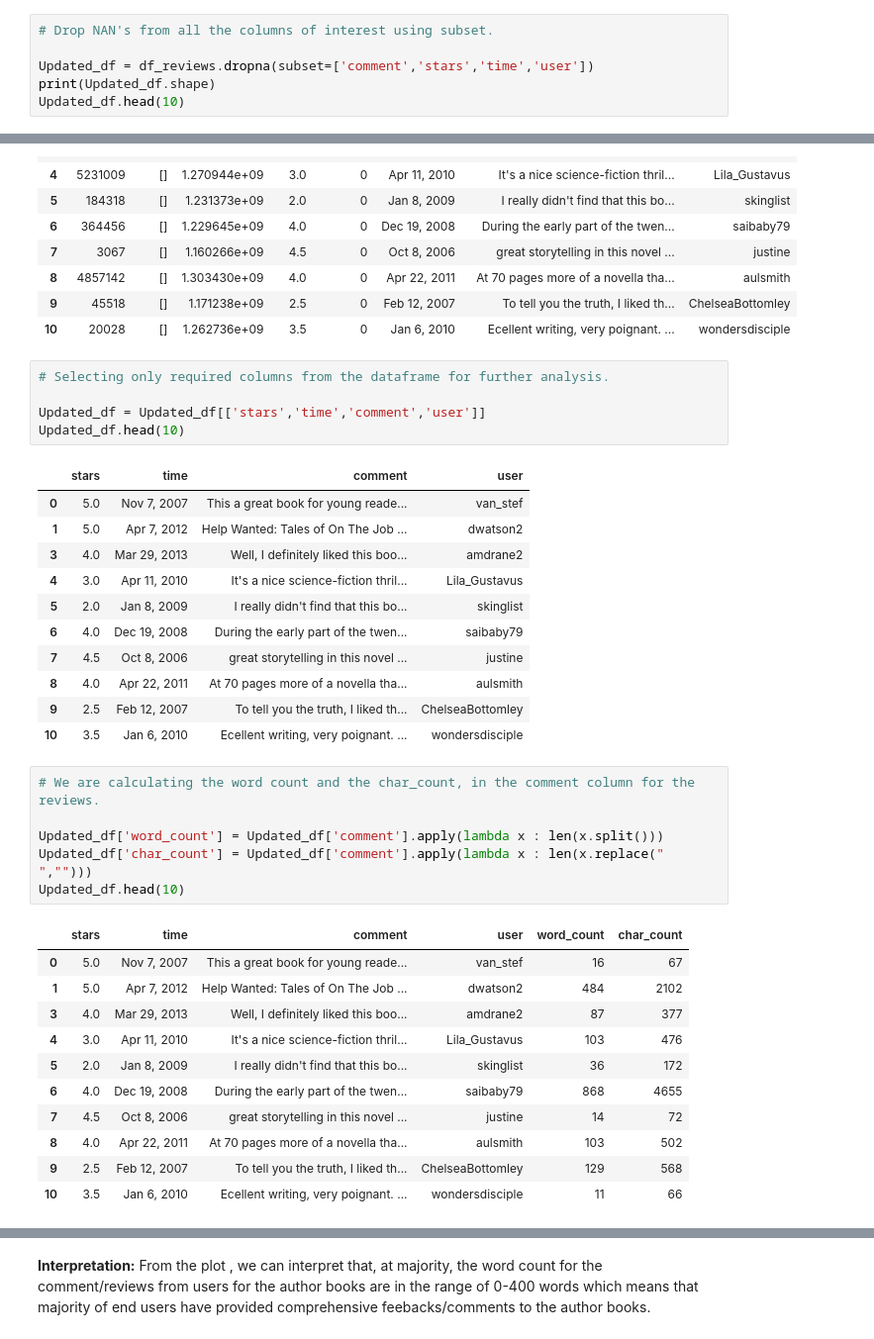
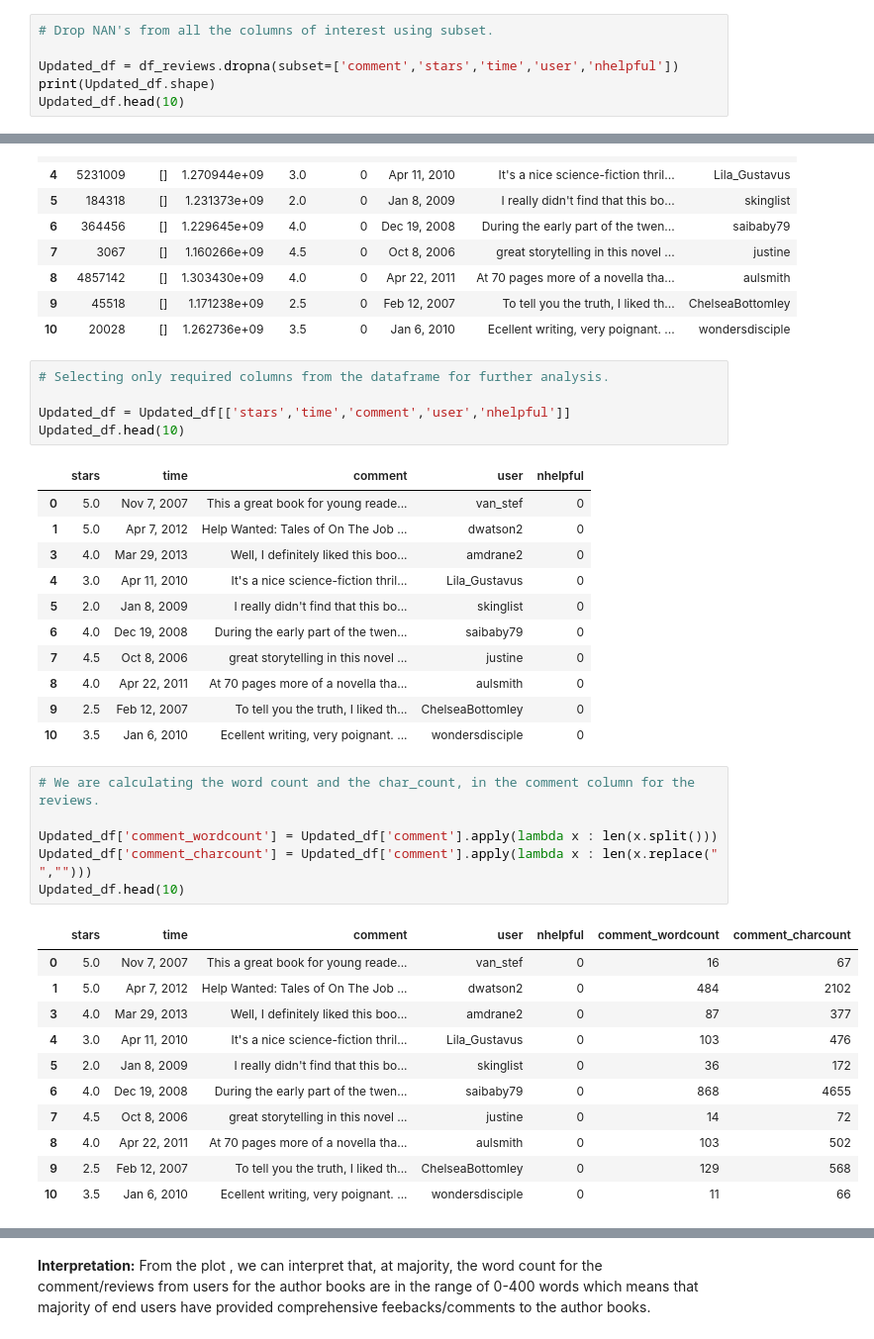
Before and after one commit to agamkachhal/COMP8240_GroupS, a Jupyter notebook: LibraryThing_DataAnalysis.ipynb, the cells around one changed output, grey strips where cells are left out. Shown: that part at 99% size. Cells and saved outputs as stored; diff of their text form.

```diff
--- a/LibraryThing_DataAnalysis.ipynb
+++ b/LibraryThing_DataAnalysis.ipynb
@@ -91,7 +98,7 @@ df_reviews.head(10)
 # %%
 # Drop NAN's from all the columns of interest using subset.
 
-Updated_df = df_reviews.dropna(subset=['comment','stars','time','user'])
+Updated_df = df_reviews.dropna(subset=['comment','stars','time','user','nhelpful'])
 print(Updated_df.shape)
 Updated_df.head(10)
 # %% [output]
@@ -110,38 +117,38 @@ Updated_df.head(10)
 # %%
 # Selecting only required columns from the dataframe for further analysis.
 
-Updated_df = Updated_df[['stars','time','comment','user']]
+Updated_df = Updated_df[['stars','time','comment','user','nhelpful']]
 Updated_df.head(10)
 # %% [output]
-|  | stars | time | comment | user |
-| 0 | 5.0 | Nov 7, 2007 | This a great book for young reade... | van_stef |
-| 1 | 5.0 | Apr 7, 2012 | Help Wanted: Tales of On The Job ... | dwatson2 |
-| 3 | 4.0 | Mar 29, 2013 | Well, I definitely liked this boo... | amdrane2 |
-| 4 | 3.0 | Apr 11, 2010 | It's a nice science-fiction thril... | Lila_Gustavus |
-| 5 | 2.0 | Jan 8, 2009 | I really didn't find that this bo... | skinglist |
-| 6 | 4.0 | Dec 19, 2008 | During the early part of the twen... | saibaby79 |
-| 7 | 4.5 | Oct 8, 2006 | great storytelling in this novel ... | justine |
-| 8 | 4.0 | Apr 22, 2011 | At 70 pages more of a novella tha... | aulsmith |
-| 9 | 2.5 | Feb 12, 2007 | To tell you the truth, I liked th... | ChelseaBottomley |
-| 10 | 3.5 | Jan 6, 2010 | Ecellent writing, very poignant. ... | wondersdisciple |
+|  | stars | time | comment | user | nhelpful |
+| 0 | 5.0 | Nov 7, 2007 | This a great book for young reade... | van_stef | 0 |
+| 1 | 5.0 | Apr 7, 2012 | Help Wanted: Tales of On The Job ... | dwatson2 | 0 |
+| 3 | 4.0 | Mar 29, 2013 | Well, I definitely liked this boo... | amdrane2 | 0 |
+| 4 | 3.0 | Apr 11, 2010 | It's a nice science-fiction thril... | Lila_Gustavus | 0 |
+| 5 | 2.0 | Jan 8, 2009 | I really didn't find that this bo... | skinglist | 0 |
+| 6 | 4.0 | Dec 19, 2008 | During the early part of the twen... | saibaby79 | 0 |
+| 7 | 4.5 | Oct 8, 2006 | great storytelling in this novel ... | justine | 0 |
+| 8 | 4.0 | Apr 22, 2011 | At 70 pages more of a novella tha... | aulsmith | 0 |
+| 9 | 2.5 | Feb 12, 2007 | To tell you the truth, I liked th... | ChelseaBottomley | 0 |
+| 10 | 3.5 | Jan 6, 2010 | Ecellent writing, very poignant. ... | wondersdisciple | 0 |
 # %%
 # We are calculating the word count and the char_count, in the comment column for the reviews.
 
-Updated_df['word_count'] = Updated_df['comment'].apply(lambda x : len(x.split()))
-Updated_df['char_count'] = Updated_df['comment'].apply(lambda x : len(x.replace(" ","")))
+Updated_df['comment_wordcount'] = Updated_df['comment'].apply(lambda x : len(x.split()))
+Updated_df['comment_charcount'] = Updated_df['comment'].apply(lambda x : len(x.replace(" ","")))
 Updated_df.head(10)
 # %% [output]
-|  | stars | time | comment | user | word_count | char_count |
-| 0 | 5.0 | Nov 7, 2007 | This a great book for young reade... | van_stef | 16 | 67 |
-| 1 | 5.0 | Apr 7, 2012 | Help Wanted: Tales of On The Job ... | dwatson2 | 484 | 2102 |
-| 3 | 4.0 | Mar 29, 2013 | Well, I definitely liked this boo... | amdrane2 | 87 | 377 |
-| 4 | 3.0 | Apr 11, 2010 | It's a nice science-fiction thril... | Lila_Gustavus | 103 | 476 |
-| 5 | 2.0 | Jan 8, 2009 | I really didn't find that this bo... | skinglist | 36 | 172 |
-| 6 | 4.0 | Dec 19, 2008 | During the early part of the twen... | saibaby79 | 868 | 4655 |
-| 7 | 4.5 | Oct 8, 2006 | great storytelling in this novel ... | justine | 14 | 72 |
-| 8 | 4.0 | Apr 22, 2011 | At 70 pages more of a novella tha... | aulsmith | 103 | 502 |
-| 9 | 2.5 | Feb 12, 2007 | To tell you the truth, I liked th... | ChelseaBottomley | 129 | 568 |
-| 10 | 3.5 | Jan 6, 2010 | Ecellent writing, very poignant. ... | wondersdisciple | 11 | 66 |
+|  | stars | time | comment | user | nhelpful | comment_wordcount | comment_charcount |
+| 0 | 5.0 | Nov 7, 2007 | This a great book for young reade... | van_stef | 0 | 16 | 67 |
+| 1 | 5.0 | Apr 7, 2012 | Help Wanted: Tales of On The Job ... | dwatson2 | 0 | 484 | 2102 |
+| 3 | 4.0 | Mar 29, 2013 | Well, I definitely liked this boo... | amdrane2 | 0 | 87 | 377 |
+| 4 | 3.0 | Apr 11, 2010 | It's a nice science-fiction thril... | Lila_Gustavus | 0 | 103 | 476 |
+| 5 | 2.0 | Jan 8, 2009 | I really didn't find that this bo... | skinglist | 0 | 36 | 172 |
+| 6 | 4.0 | Dec 19, 2008 | During the early part of the twen... | saibaby79 | 0 | 868 | 4655 |
+| 7 | 4.5 | Oct 8, 2006 | great storytelling in this novel ... | justine | 0 | 14 | 72 |
+| 8 | 4.0 | Apr 22, 2011 | At 70 pages more of a novella tha... | aulsmith | 0 | 103 | 502 |
+| 9 | 2.5 | Feb 12, 2007 | To tell you the truth, I liked th... | ChelseaBottomley | 0 | 129 | 568 |
+| 10 | 3.5 | Jan 6, 2010 | Ecellent writing, very poignant. ... | wondersdisciple | 0 | 11 | 66 |
 # %%
 # Plotting a density plot to look at the distribution of the stars/ratings given to various user book's based on word
 
```
Also changed, not shown: parts of 13 cells of this notebook.
